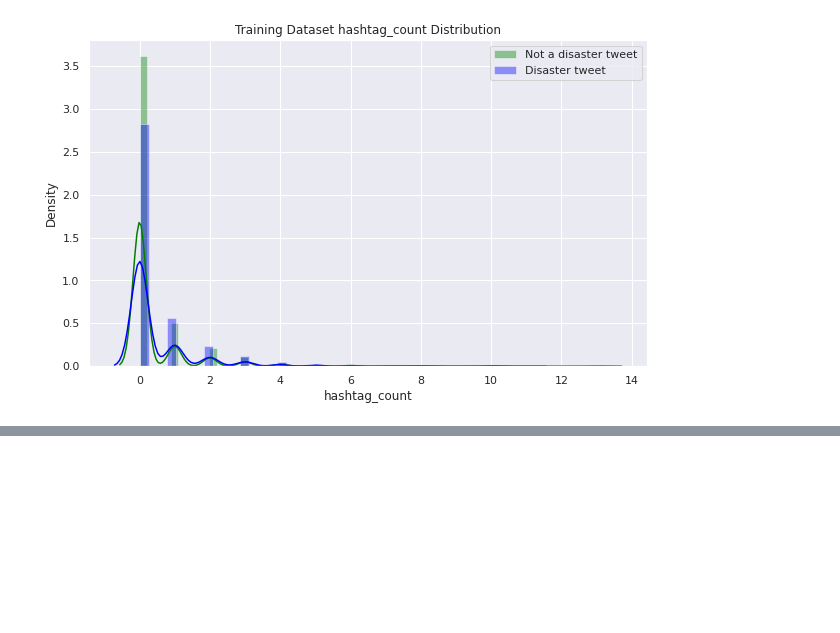
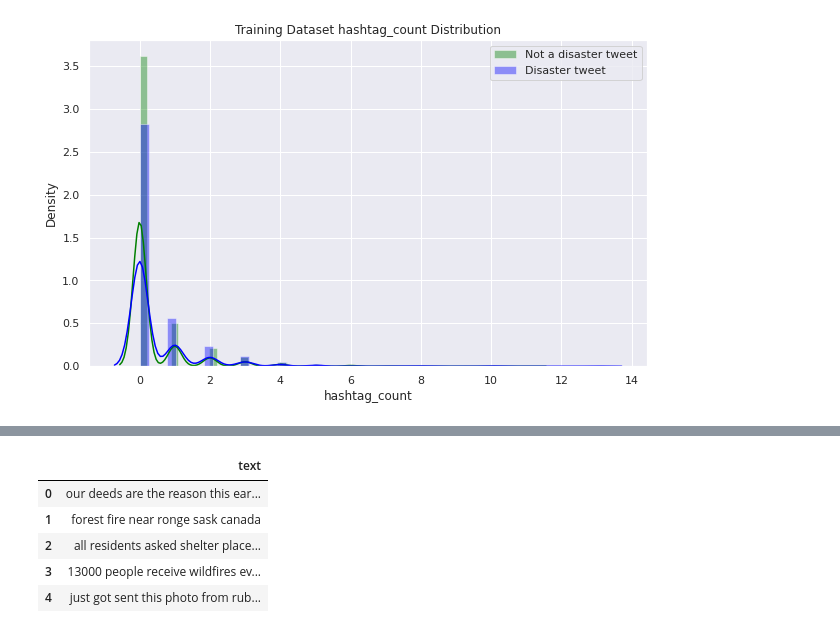
Before and after one commit to FanusArefaine/Natural-Language-Processing, a Jupyter notebook: NLP_Text_Classification_Disaster_or_Not.ipynb, the cells around one changed output, grey strips where cells are left out. Drawn from its saved outputs; the diff is of its cells as text; code cells hidden in the pictures; blank space fills up the shorter version.

```diff
--- a/NLP_Text_Classification_Disaster_or_Not.ipynb
+++ b/NLP_Text_Classification_Disaster_or_Not.ipynb
@@ -483,0 +552,7 @@ distribution_plot(train_df, 'hashtag_count')
+# %%
+def remove_stopwords(df):
+  df['text'] = df['text'].apply(lambda s: ' '.join([k for k in str(s).split() if k not in stopwords.words('english')]))
+  return df
+
+train_cleaned = remove_punctuation(train_cleaned)
+test_cleaned = remove_punctuation(test_cleaned)
@@ -483,0 +561,7 @@ distribution_plot(train_df, 'hashtag_count')
+# %%
+def remove_short_words(df):
+  df['text'] = df['text'].apply(lambda s: ' '.join([word for word in str(s).split() if len(word)>2]))
+  return df
+
+train_cleaned = remove_short_words(train_cleaned)
+test_cleaned = remove_short_words(test_cleaned)
@@ -483,0 +570,7 @@ distribution_plot(train_df, 'hashtag_count')
+# %%
+def remove_non_alphabets(df):
+  df['text'] = df['text'].apply(lambda s: ' '.join([word for word in s.split() if word.isalpha() == True or word != None]))
+  return df
+
+train_cleaned = remove_non_alphabets(train_cleaned)
+test_cleaned = remove_non_alphabets(test_cleaned)
@@ -483,0 +585,21 @@ distribution_plot(train_df, 'hashtag_count')
+# %%
+from nltk.stem import WordNetLemmatizer
+
+def lemmatize_words(df):
+  lemmatizer = WordNetLemmatizer()
+  df['text'] = df['text'].apply(lambda s: lemmatizer.lemmatize(s))
+  return df
+
+train_cleaned = lemmatize_words(train_cleaned)
+test_cleaned = lemmatize_words(test_cleaned)
+# %%
+# Checking training dataset
+
+train_cleaned.head()
+# %% [output]
+|  | text |
+| 0 | our deeds are the reason this ear... |
+| 1 | forest fire near ronge sask canada |
+| 2 | all residents asked shelter place... |
+| 3 | 13000 people receive wildfires ev... |
+| 4 | just got sent this photo from rub... |
```
Also changed, not shown: parts of 26 cells of this notebook.
